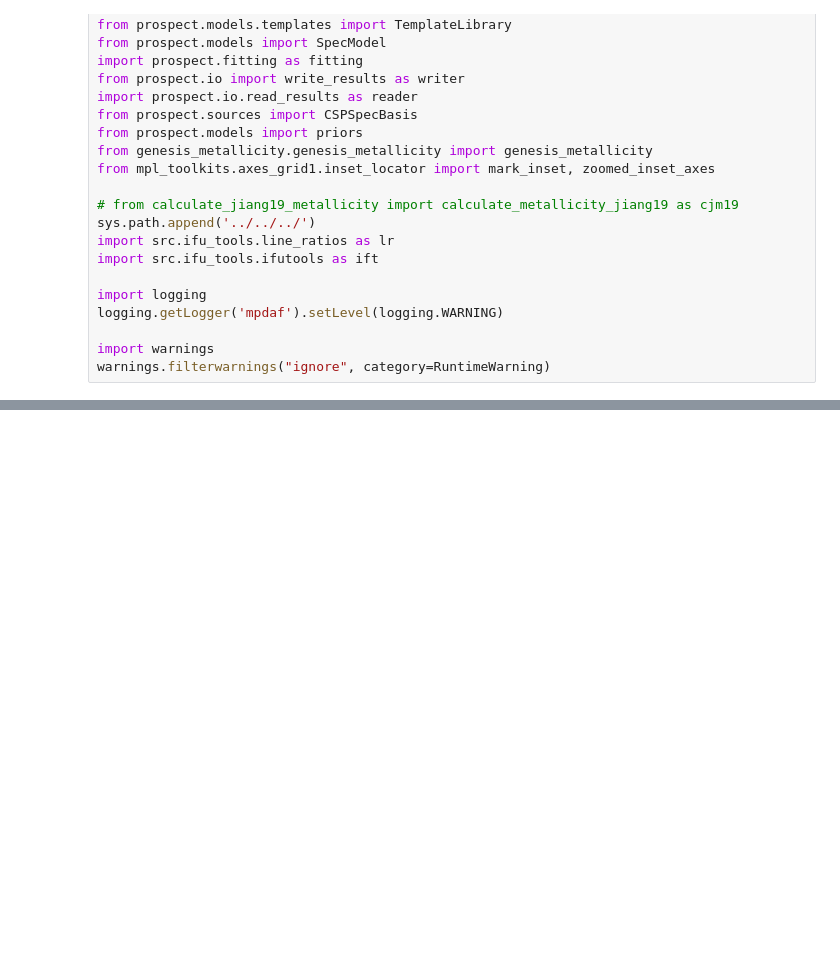
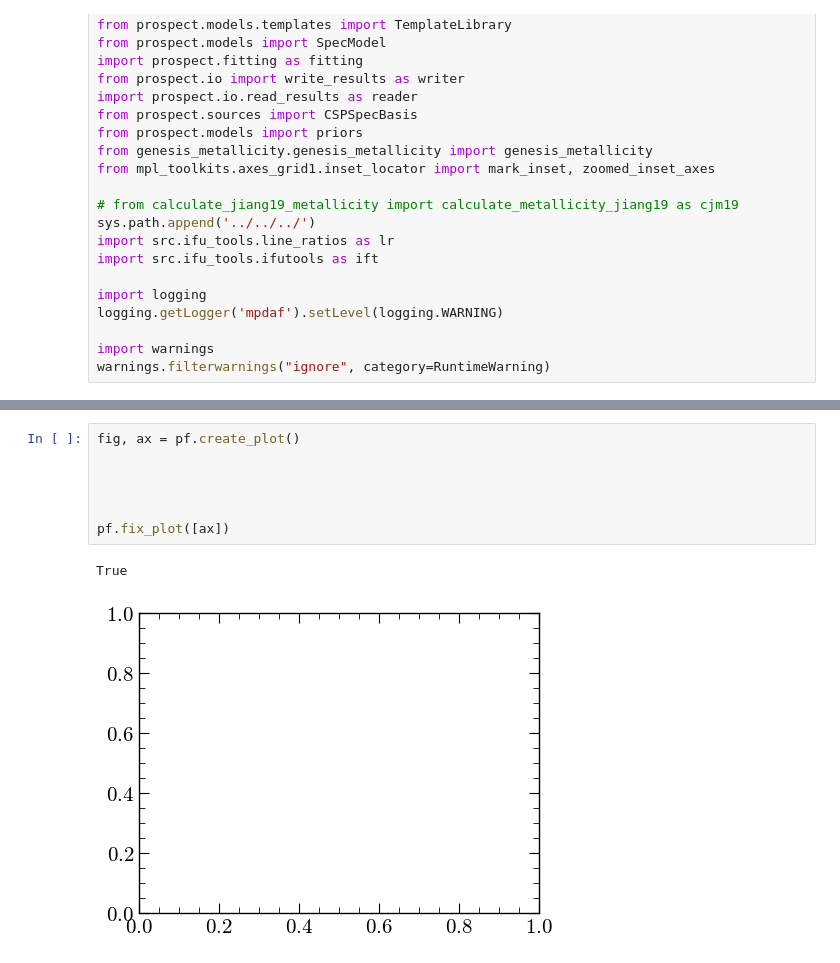
Before and after one commit to 0hardytom/eelgs, a Jupyter notebook: notebooks/epiph/week6-7/analysiswk67.ipynb, the cells around one changed output, grey strips where cells are left out. Saved outputs shown, nothing was run; the diff lists cells and outputs as text; blank space fills up the shorter version.

```diff
--- a/notebooks/epiph/week6-7/analysiswk67.ipynb
+++ b/notebooks/epiph/week6-7/analysiswk67.ipynb
@@ -70,0 +198,10 @@ musewide = ascii.read('final_table.csv')
+# %%
+fig, ax = pf.create_plot()
+
+
+
+
+pf.fix_plot([ax])
+# %% [output]
+True
+[figure, added]
```
Also changed, not shown: parts of 4 cells of this notebook.
